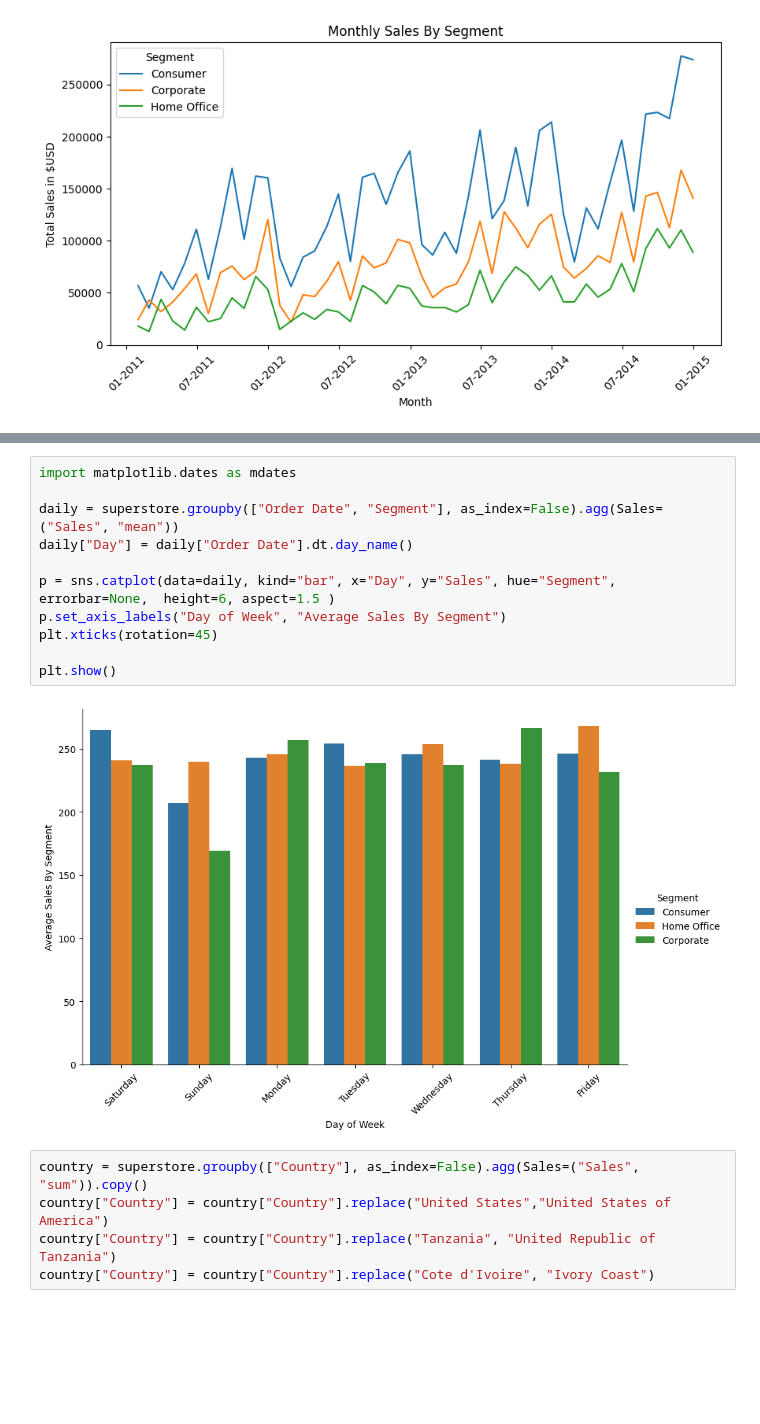
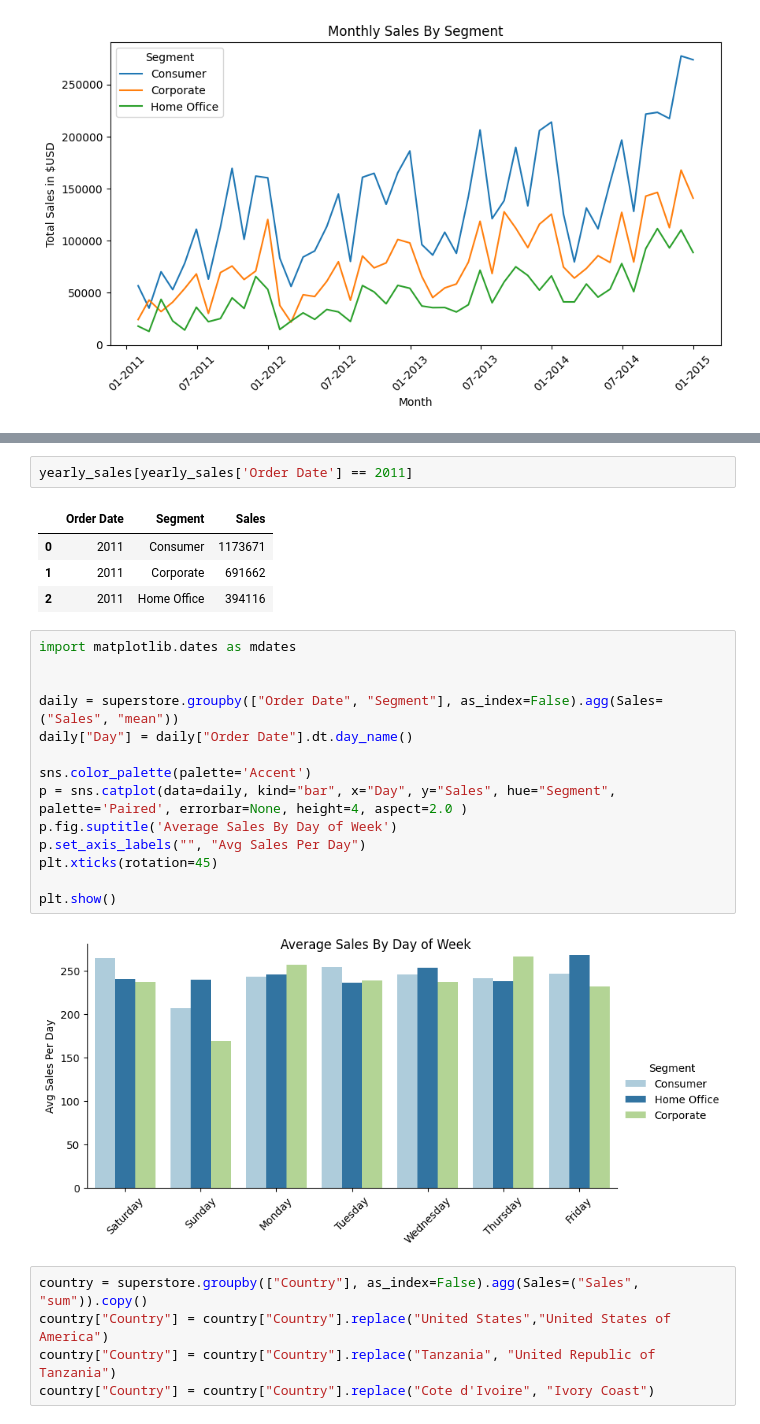
Before and after one commit to joshuajnoble/method-data-viz, a Jupyter notebook: super_store_edav.ipynb, the cells around one changed output, grey strips where cells are left out. Drawn from its saved outputs; the diff is of its cells as text; blank space fills up the shorter version.

Commit message:
adding two new plots

```diff
--- a/super_store_edav.ipynb
+++ b/super_store_edav.ipynb
@@ -86,16 +146,26 @@ plt.show()
+# %%
+yearly_sales[yearly_sales['Order Date'] == 2011]
+# %% [output]
+|  | Order Date | Segment | Sales |
+| 0 | 2011 | Consumer | 1173671 |
+| 1 | 2011 | Corporate | 691662 |
+| 2 | 2011 | Home Office | 394116 |
 # %%
 import matplotlib.dates as mdates
+
 
 daily = superstore.groupby(["Order Date", "Segment"], as_index=False).agg(Sales=("Sales", "mean"))
 daily["Day"] = daily["Order Date"].dt.day_name()
 
-p = sns.catplot(data=daily, kind="bar", x="Day", y="Sales", hue="Segment", errorbar=None,  height=6, aspect=1.5 )
-p.set_axis_labels("Day of Week", "Average Sales By Segment")
+sns.color_palette(palette='Accent')
+p = sns.catplot(data=daily, kind="bar", x="Day", y="Sales", hue="Segment", palette='Paired', errorbar=None, height=4, aspect=2.0 )
+p.fig.suptitle('Average Sales By Day of Week')
+p.set_axis_labels("", "Avg Sales Per Day")
 plt.xticks(rotation=45)
 
 plt.show()
 # %% [output]
-[figure, old version]
+[figure, new version]
 # %%
 country = superstore.groupby(["Country"], as_index=False).agg(Sales=("Sales", "sum")).copy()
 country["Country"] = country["Country"].replace("United States","United States of America")
```
Also changed, not shown: parts of 3 cells of this notebook.
